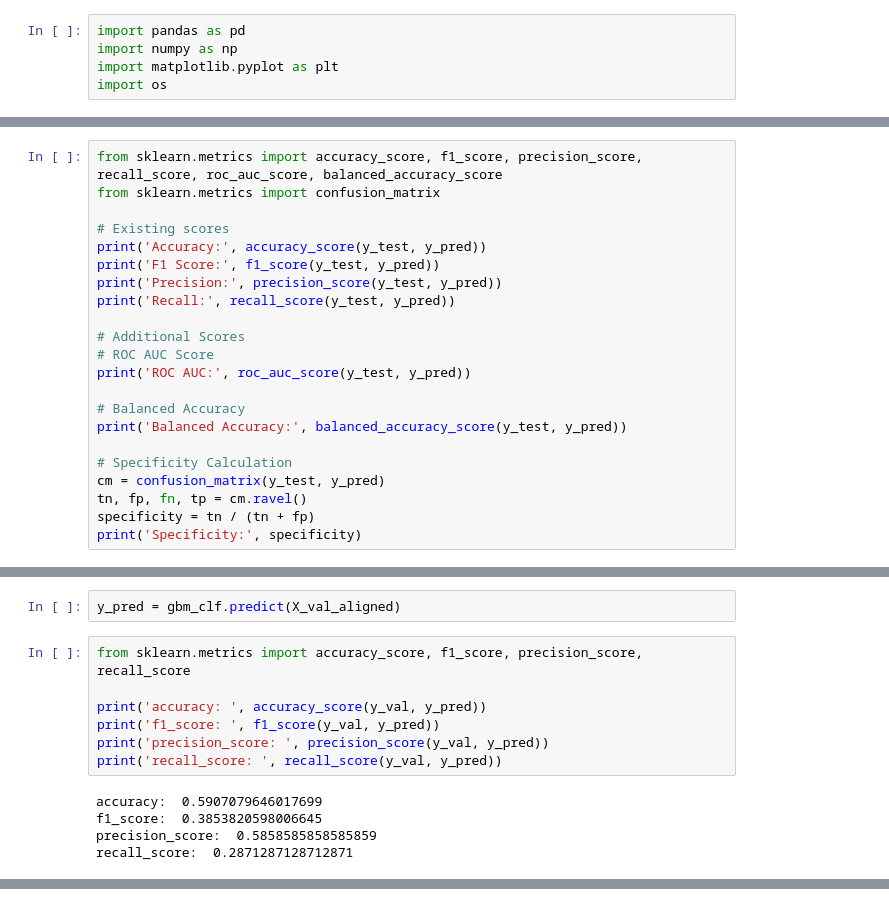
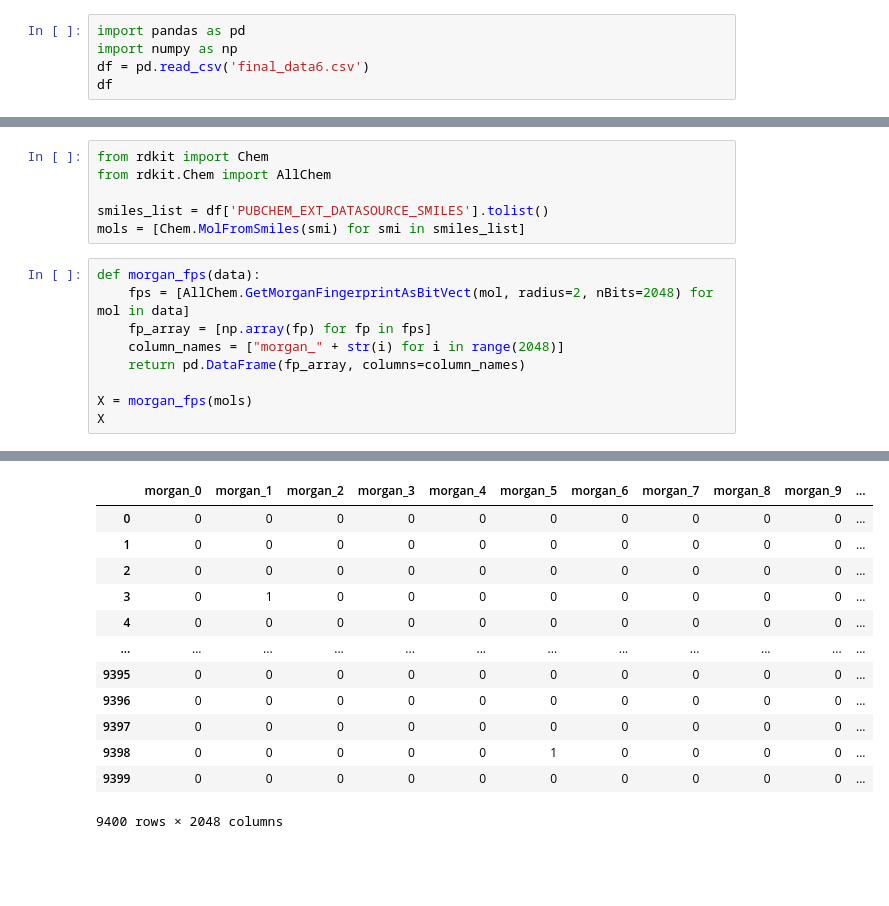
Before and after one commit to omicscodeathon/marburgdrug, a Jupyter notebook: notebooks/gbm.ipynb, the cells around one changed output, grey strips where cells are left out. Cells and saved outputs as stored; diff of their text form; blank space fills up the shorter version.

Commit message:
models for morgan fps

```diff
--- a/notebooks/gbm.ipynb
+++ b/notebooks/gbm.ipynb
@@ -1,5 +1,5 @@
 # %%
 import pandas as pd
 import numpy as np
-import matplotlib.pyplot as plt
-import os
+df = pd.read_csv('final_data6.csv')
+df
@@ -67,22 +19,0 @@ y_pred = gbm_clf.predict(X_test)
-# %%
-from sklearn.metrics import accuracy_score, f1_score, precision_score, recall_score, roc_auc_score, balanced_accuracy_score
-from sklearn.metrics import confusion_matrix
-
-# Existing scores
-print('Accuracy:', accuracy_score(y_test, y_pred))
-print('F1 Score:', f1_score(y_test, y_pred))
-print('Precision:', precision_score(y_test, y_pred))
-print('Recall:', recall_score(y_test, y_pred))
-
-# Additional Scores
-# ROC AUC Score
-print('ROC AUC:', roc_auc_score(y_test, y_pred))
-
-# Balanced Accuracy
-print('Balanced Accuracy:', balanced_accuracy_score(y_test, y_pred))
-
-# Specificity Calculation
-cm = confusion_matrix(y_test, y_pred)
-tn, fp, fn, tp = cm.ravel()
-specificity = tn / (tn + fp)
-print('Specificity:', specificity)
@@ -173,14 +20,16 @@ X_val_aligned = X_val_df[common_columns]
-# %%
-y_pred = gbm_clf.predict(X_val_aligned)
-# %%
-from sklearn.metrics import accuracy_score, f1_score, precision_score, recall_score
-
-print('accuracy: ', accuracy_score(y_val, y_pred))
-print('f1_score: ', f1_score(y_val, y_pred))
-print('precision_score: ', precision_score(y_val, y_pred))
-print('recall_score: ', recall_score(y_val, y_pred))
-# %% [output]
-accuracy:  0.5907079646017699
-f1_score:  0.3853820598006645
-precision_score:  0.5858585858585859
-recall_score:  0.2871287128712871
+# %%
+from rdkit import Chem
+from rdkit.Chem import AllChem
+
+smiles_list = df['PUBCHEM_EXT_DATASOURCE_SMILES'].tolist()
+mols = [Chem.MolFromSmiles(smi) for smi in smiles_list]
+# %%
+def morgan_fps(data):
+    fps = [AllChem.GetMorganFingerprintAsBitVect(mol, radius=2, nBits=2048) for mol in data]
+    fp_array = [np.array(fp) for fp in fps]
+    column_names = ["morgan_" + str(i) for i in range(2048)]
+    return pd.DataFrame(fp_array, columns=column_names)
+
+X = morgan_fps(mols)
+X
+# %% [output]
@@ -186,0 +53,13 @@ recall_score:  0.2871287128712871
+|  | morgan_0 | morgan_1 | morgan_2 | morgan_3 | morgan_4 | morgan_5 | morgan_6 | morgan_7 | morgan_8 | morgan_9 | ... |
+| 0 | 0 | 0 | 0 | 0 | 0 | 0 | 0 | 0 | 0 | 0 | ... |
+| 1 | 0 | 0 | 0 | 0 | 0 | 0 | 0 | 0 | 0 | 0 | ... |
+| 2 | 0 | 0 | 0 | 0 | 0 | 0 | 0 | 0 | 0 | 0 | ... |
+| 3 | 0 | 1 | 0 | 0 | 0 | 0 | 0 | 0 | 0 | 0 | ... |
+| 4 | 0 | 0 | 0 | 0 | 0 | 0 | 0 | 0 | 0 | 0 | ... |
+| ... | ... | ... | ... | ... | ... | ... | ... | ... | ... | ... | ... |
+| 9395 | 0 | 0 | 0 | 0 | 0 | 0 | 0 | 0 | 0 | 0 | ... |
+| 9396 | 0 | 0 | 0 | 0 | 0 | 0 | 0 | 0 | 0 | 0 | ... |
+| 9397 | 0 | 0 | 0 | 0 | 0 | 0 | 0 | 0 | 0 | 0 | ... |
+| 9398 | 0 | 0 | 0 | 0 | 0 | 1 | 0 | 0 | 0 | 0 | ... |
+| 9399 | 0 | 0 | 0 | 0 | 0 | 0 | 0 | 0 | 0 | 0 | ... |
+9400 rows × 2048 columns
```
Also changed, not shown: parts of 30 cells of this notebook, 3 other files.
